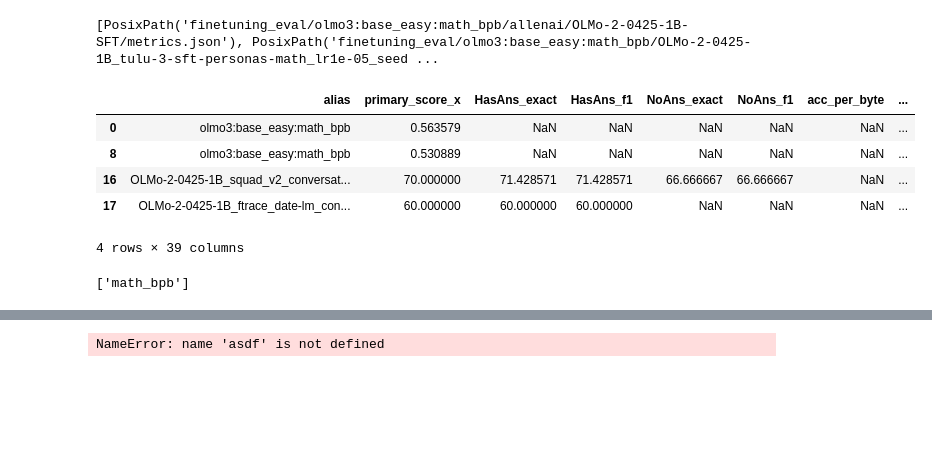
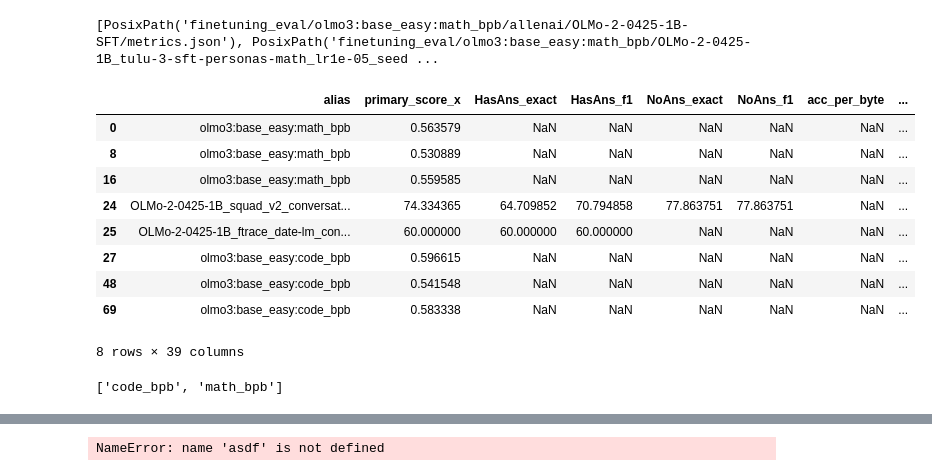
Before and after one commit to loris3/eemc, a Jupyter notebook: finetuning_eval.ipynb, the cells around one changed output, grey strips where cells are left out. Drawn from its saved outputs; the diff is of its cells as text; code cells hidden in the pictures; blank space fills up the shorter version.

```diff
--- a/finetuning_eval.ipynb
+++ b/finetuning_eval.ipynb
@@ -68,36 +68,42 @@ def rename(name):
         return "TriviaQA"
     elif "coqa" in name:
         return "CoQA"
     elif "drop" in name:
         return "DROP"
     elif "jeopardy" in name:
         return "JPRDY"
     elif "naturalqs" in name:
         return "NatQs"
     elif "squad_v2_conversational" in name:
         return "squad_v2_conv"
     elif "ftrace" in name:
         return "ftrace_conv"
     elif "squad" in name:
         return "SQuAD"
     elif "olmo3:base_easy:math_bpb" == name:
         return "math_bpb"
+    elif "olmo3:base_easy:code_bpb" == name:
+        return "code_bpb"
     else:
         return name+" TODO"
 df["task"] = df["alias"].apply(rename)
 df = df[~df['task'].str.contains("TODO", na=False)]
 cols = df.columns[:2].tolist() + sorted(df.columns[2:])
 df = df[cols]
 # df = df[~df["model"].str.contains("lr1e-05")]
 df
 # %% [output]
 [PosixPath('finetuning_eval/olmo3:base_easy:math_bpb/allenai/OLMo-2-0425-1B-SFT/metrics.json'), PosixPath('finetuning_eval/olmo3:base_easy:math_bpb/OLMo-2-0425-1B_tulu-3-sft-personas-math_lr1e-05_seed ...
 |  | alias | primary_score_x | HasAns_exact | HasAns_f1 | NoAns_exact | NoAns_f1 | acc_per_byte | ... |
 | 0 | olmo3:base_easy:math_bpb | 0.563579 | NaN | NaN | NaN | NaN | NaN | ... |
 | 8 | olmo3:base_easy:math_bpb | 0.530889 | NaN | NaN | NaN | NaN | NaN | ... |
-| 16 | OLMo-2-0425-1B_squad_v2_conversat... | 70.000000 | 71.428571 | 71.428571 | 66.666667 | 66.666667 | NaN | ... |
-| 17 | OLMo-2-0425-1B_ftrace_date-lm_con... | 60.000000 | 60.000000 | 60.000000 | NaN | NaN | NaN | ... |
+| 16 | olmo3:base_easy:math_bpb | 0.559585 | NaN | NaN | NaN | NaN | NaN | ... |
+| 24 | OLMo-2-0425-1B_squad_v2_conversat... | 74.334365 | 64.709852 | 70.794858 | 77.863751 | 77.863751 | NaN | ... |
+| 25 | OLMo-2-0425-1B_ftrace_date-lm_con... | 60.000000 | 60.000000 | 60.000000 | NaN | NaN | NaN | ... |
+| 27 | olmo3:base_easy:code_bpb | 0.596615 | NaN | NaN | NaN | NaN | NaN | ... |
+| 48 | olmo3:base_easy:code_bpb | 0.541548 | NaN | NaN | NaN | NaN | NaN | ... |
+| 69 | olmo3:base_easy:code_bpb | 0.583338 | NaN | NaN | NaN | NaN | NaN | ... |
-4 rows × 39 columns
+8 rows × 39 columns
 # %%
 import os
 import pandas as pd
@@ -192,6 +198,6 @@ os.makedirs("tables", exist_ok=True)
 with open("tables/olmes-all.tex", "w") as f:
     f.write(latex)
 # %% [output]
-['math_bpb']
+['code_bpb', 'math_bpb']
 # %%
 # !python3 -m wandb sweep --project=eemc_finetuning sweep_code.yaml
```
Also changed, not shown: parts of 2 cells of this notebook, 16 other files.
